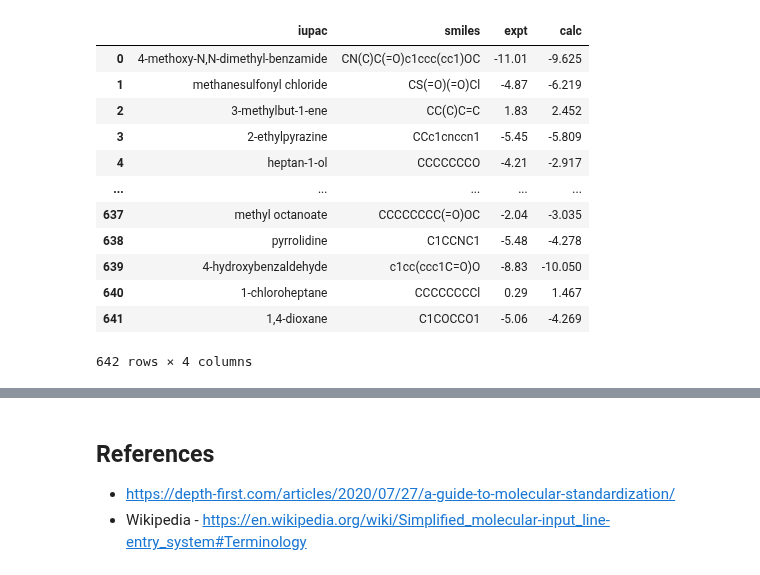
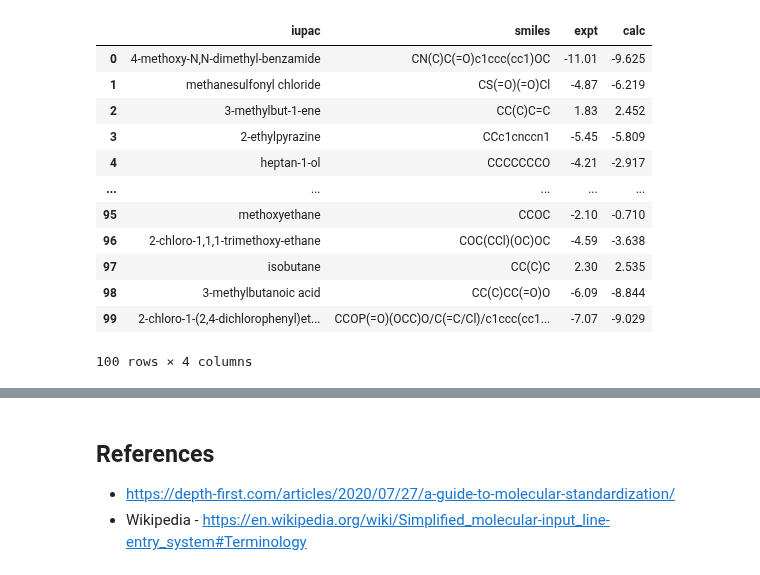
Before and after one commit to datamol-io/datamol, a Jupyter notebook: docs/tutorials/Preprocessing.ipynb, the cells around one changed output, grey strips where cells are left out. Cells and saved outputs as stored; diff of their text form; code cells hidden in the pictures.

```diff
--- a/docs/tutorials/Preprocessing.ipynb
+++ b/docs/tutorials/Preprocessing.ipynb
@@ -75,23 +75,23 @@ dm.disable_rdkit_log()
 # %%
 # Load a dataset
 data = dm.data.freesolv()
-data = data.iloc[100]
+data = data.iloc[:100]
 
 data
 # %% [output]
 |  | iupac | smiles | expt | calc |
 | 0 | 4-methoxy-N,N-dimethyl-benzamide | CN(C)C(=O)c1ccc(cc1)OC | -11.01 | -9.625 |
 | 1 | methanesulfonyl chloride | CS(=O)(=O)Cl | -4.87 | -6.219 |
 | 2 | 3-methylbut-1-ene | CC(C)C=C | 1.83 | 2.452 |
 | 3 | 2-ethylpyrazine | CCc1cnccn1 | -5.45 | -5.809 |
 | 4 | heptan-1-ol | CCCCCCCO | -4.21 | -2.917 |
 | ... | ... | ... | ... | ... |
-| 637 | methyl octanoate | CCCCCCCC(=O)OC | -2.04 | -3.035 |
-| 638 | pyrrolidine | C1CCNC1 | -5.48 | -4.278 |
-| 639 | 4-hydroxybenzaldehyde | c1cc(ccc1C=O)O | -8.83 | -10.050 |
-| 640 | 1-chloroheptane | CCCCCCCCl | 0.29 | 1.467 |
-| 641 | 1,4-dioxane | C1COCCO1 | -5.06 | -4.269 |
+| 95 | methoxyethane | CCOC | -2.10 | -0.710 |
+| 96 | 2-chloro-1,1,1-trimethoxy-ethane | COC(CCl)(OC)OC | -4.59 | -3.638 |
+| 97 | isobutane | CC(C)C | 2.30 | 2.535 |
+| 98 | 3-methylbutanoic acid | CC(C)CC(=O)O | -6.09 | -8.844 |
+| 99 | 2-chloro-1-(2,4-dichlorophenyl)et... | CCOP(=O)(OCC)O/C(=C/Cl)/c1ccc(cc1... | -7.07 | -9.029 |
-642 rows × 4 columns
+100 rows × 4 columns
 # %%
 smiles_column = "smiles"
 
```
Also changed, not shown: parts of 2 cells of this notebook.
